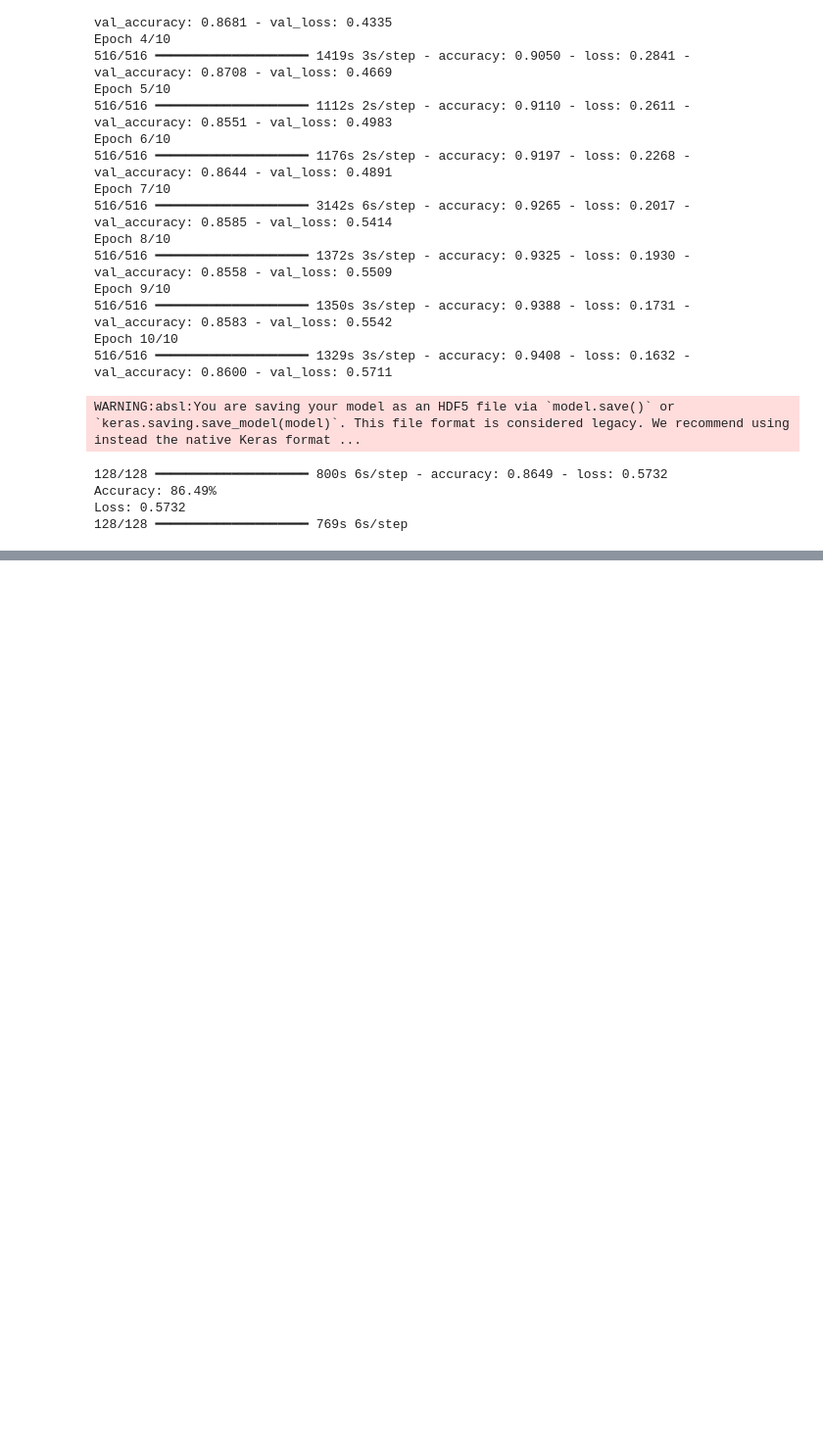
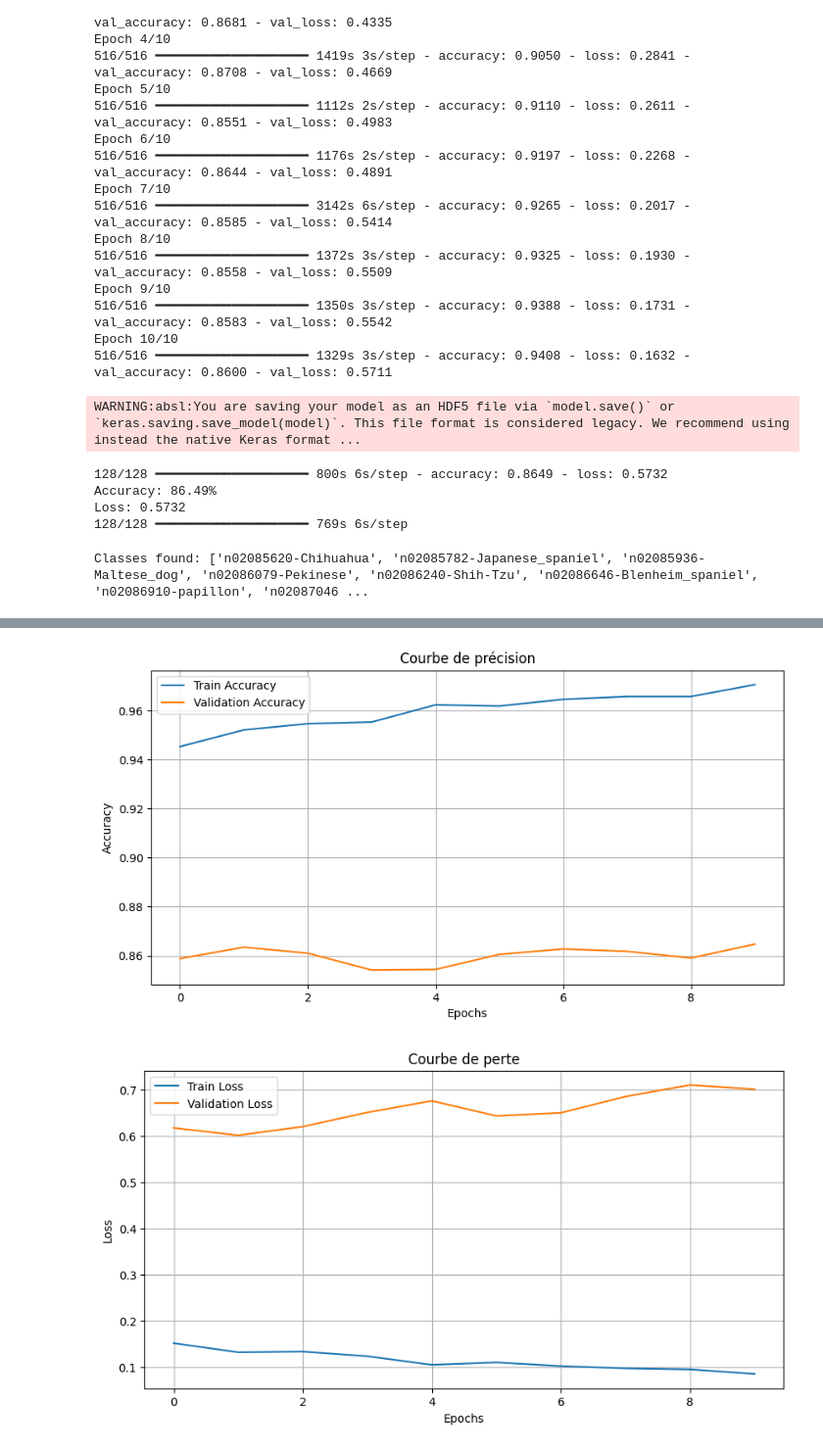
Before and after one commit to AmauryTISSOT/DogDeepLearning, a Jupyter notebook: notebooks/dogsxception.ipynb, the cells around one changed output, grey strips where cells are left out. Shown at 98% size. Cells and saved outputs as stored; diff of their text form; code cells hidden in the pictures; blank space fills up the shorter version.

```diff
--- a/notebooks/dogsxception.ipynb
+++ b/notebooks/dogsxception.ipynb
@@ -98,3 +109,41 @@ class_labels = list(val_generator.class_indices.keys())
 Accuracy: 86.49%
 Loss: 0.5732
 128/128 ━━━━━━━━━━━━━━━━━━━━ 769s 6s/step
+# %%
+import os
+classes = sorted([d for d in os.listdir(DATA_DIR) if os.path.isdir(os.path.join(DATA_DIR, d))])
+print(
+    f"Classes found: {classes}, Total: {len(classes)}"
+)
+# %% [output]
+Classes found: ['n02085620-Chihuahua', 'n02085782-Japanese_spaniel', 'n02085936-Maltese_dog', 'n02086079-Pekinese', 'n02086240-Shih-Tzu', 'n02086646-Blenheim_spaniel', 'n02086910-papillon', 'n02087046 ...
+# %%
+history = model.fit(
+    train_generator,
+    validation_data=val_generator,
+    epochs=10
+)
+import matplotlib.pyplot as plt
+
+# 🔵 Courbe de précision
+plt.figure(figsize=(10, 5))
+plt.plot(history.history['accuracy'], label='Train Accuracy')
+plt.plot(history.history['val_accuracy'], label='Validation Accuracy')
+plt.title('Courbe de précision')
+plt.xlabel('Epochs')
+plt.ylabel('Accuracy')
+plt.legend()
+plt.grid(True)
+plt.show()
+
+# 🔴 Courbe de perte
+plt.figure(figsize=(10, 5))
+plt.plot(history.history['loss'], label='Train Loss')
+plt.plot(history.history['val_loss'], label='Validation Loss')
+plt.title('Courbe de perte')
+plt.xlabel('Epochs')
+plt.ylabel('Loss')
+plt.legend()
+plt.grid(True)
+plt.show()
+# %% [output]
@@ -100,0 +170,2 @@ Loss: 0.5732
+[figure, added]
+[figure, added]
```
Also changed, not shown: parts of 2 cells of this notebook.
